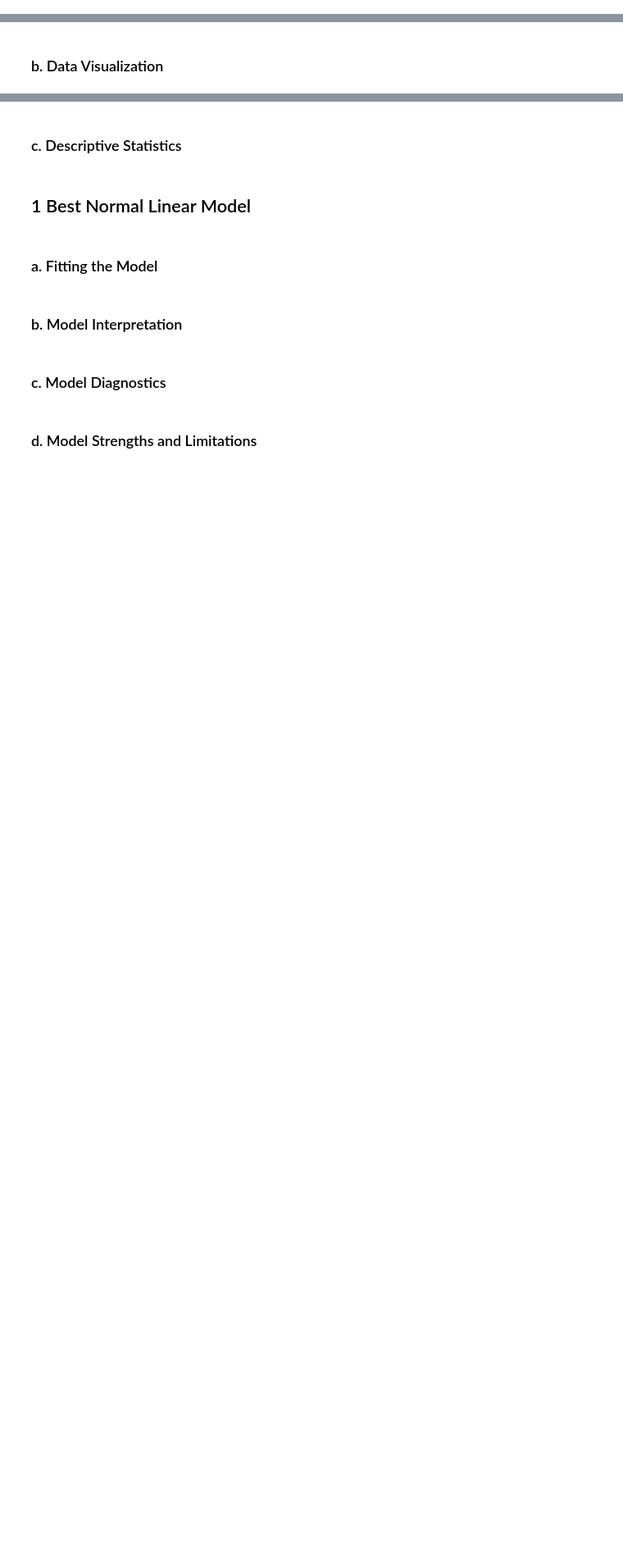
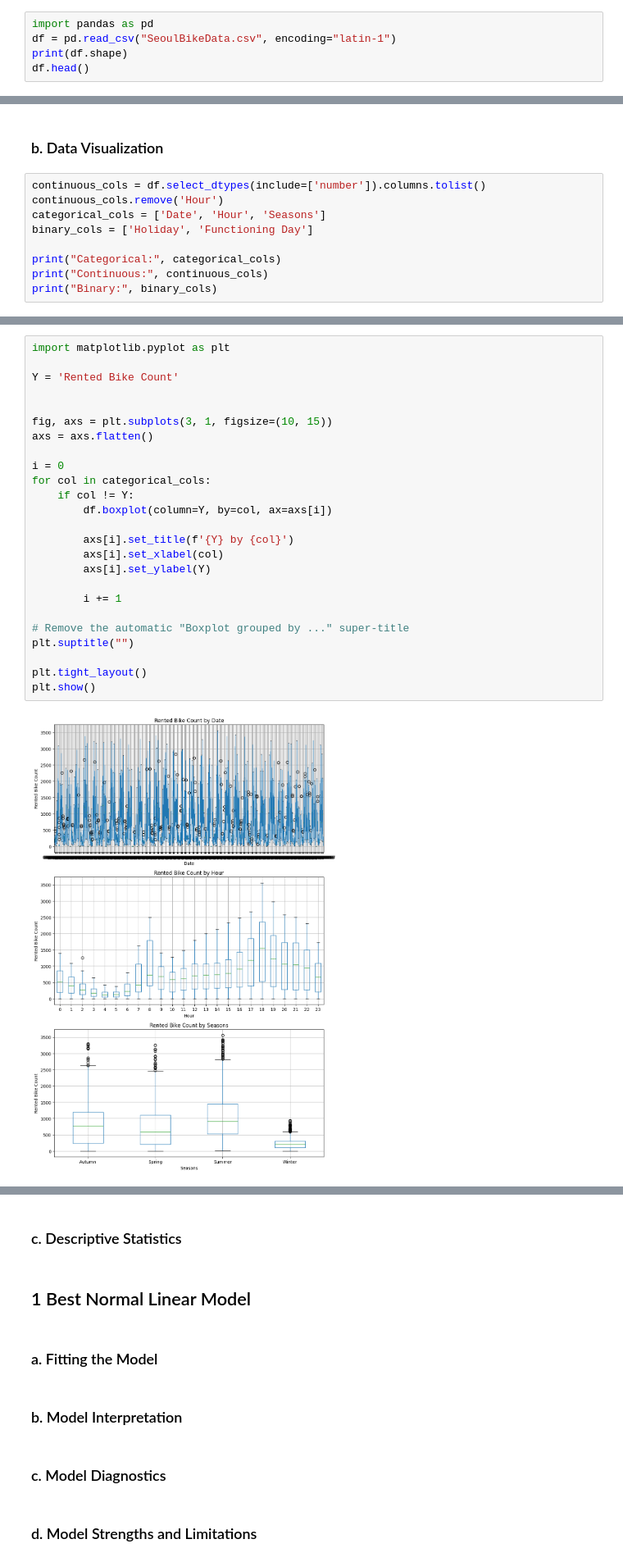
Before and after one commit to RajGosain13/ASDA-2-Final, a Jupyter notebook: Final Report.ipynb, the cells around one changed output, grey strips where cells are left out. Shown at 82% size. Cells and saved outputs as stored; diff of their text form; blank space fills up the shorter version.

```diff
--- a/Final Report.ipynb
+++ b/Final Report.ipynb
@@ -8,0 +28,5 @@ Raj Gosain: rgosain3@jhu.edu
+# %%
+import pandas as pd
+df = pd.read_csv("SeoulBikeData.csv", encoding="latin-1")
+print(df.shape)
+df.head()
@@ -9,2 +41,11 @@ Raj Gosain: rgosain3@jhu.edu
 # %% [markdown]
 ### b. Data Visualization
+# %%
+continuous_cols = df.select_dtypes(include=['number']).columns.tolist()
+continuous_cols.remove('Hour')
+categorical_cols = ['Date', 'Hour', 'Seasons']
+binary_cols = ['Holiday', 'Functioning Day']
+
+print("Categorical:", categorical_cols)
+print("Continuous:", continuous_cols)
+print("Binary:", binary_cols)
@@ -10,0 +58,27 @@ Raj Gosain: rgosain3@jhu.edu
+# %%
+import matplotlib.pyplot as plt
+
+Y = 'Rented Bike Count'
+
+
+fig, axs = plt.subplots(3, 1, figsize=(10, 15))
+axs = axs.flatten()
+
+i = 0
+for col in categorical_cols:
+    if col != Y:
+        df.boxplot(column=Y, by=col, ax=axs[i])
+
+        axs[i].set_title(f'{Y} by {col}')
+        axs[i].set_xlabel(col)
+        axs[i].set_ylabel(Y)
+
+        i += 1
+
+# Remove the automatic "Boxplot grouped by ..." super-title
+plt.suptitle("")
+
+plt.tight_layout()
+plt.show()
+# %% [output]
+[figure, added]
```
Also changed, not shown: parts of 8 cells of this notebook.
